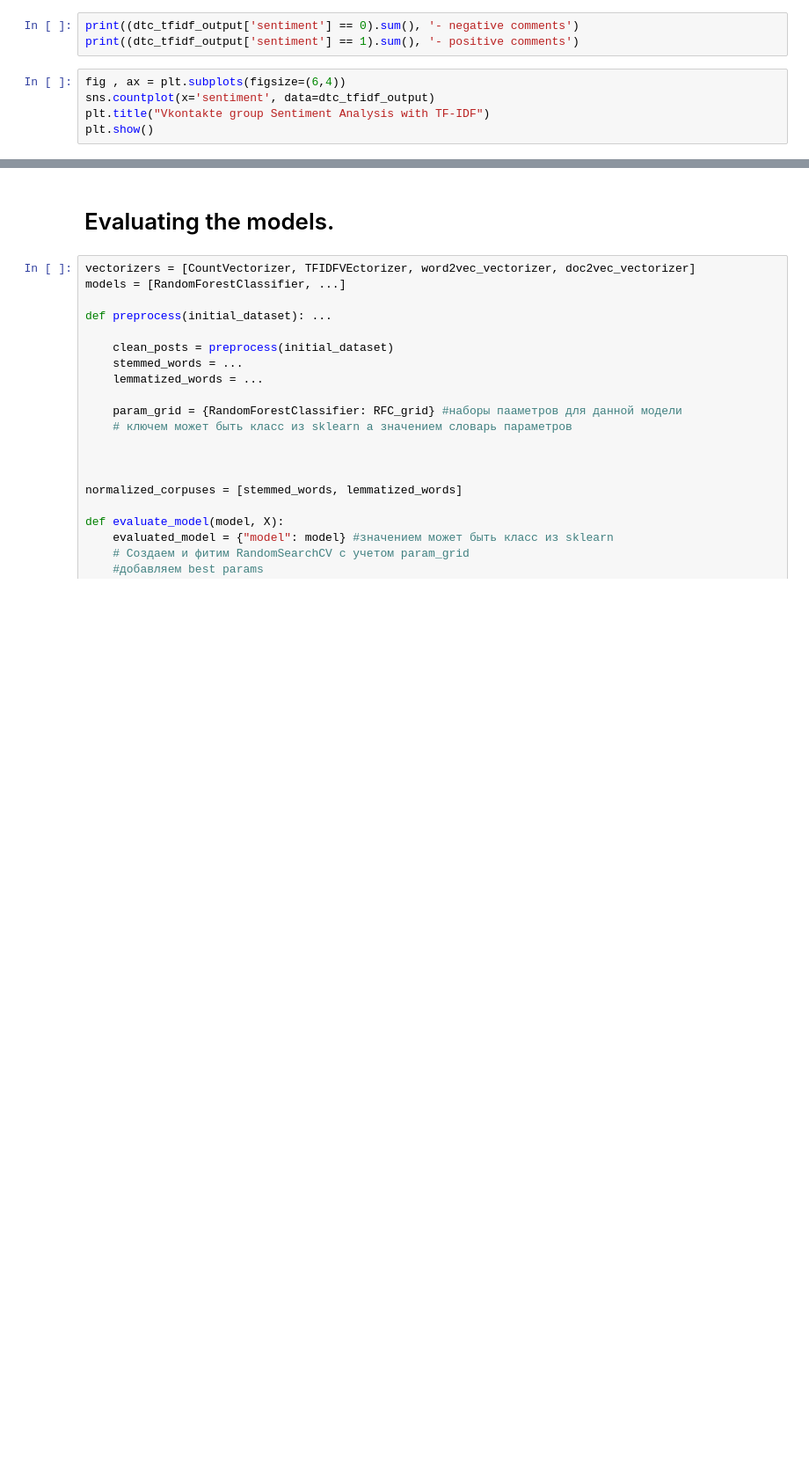
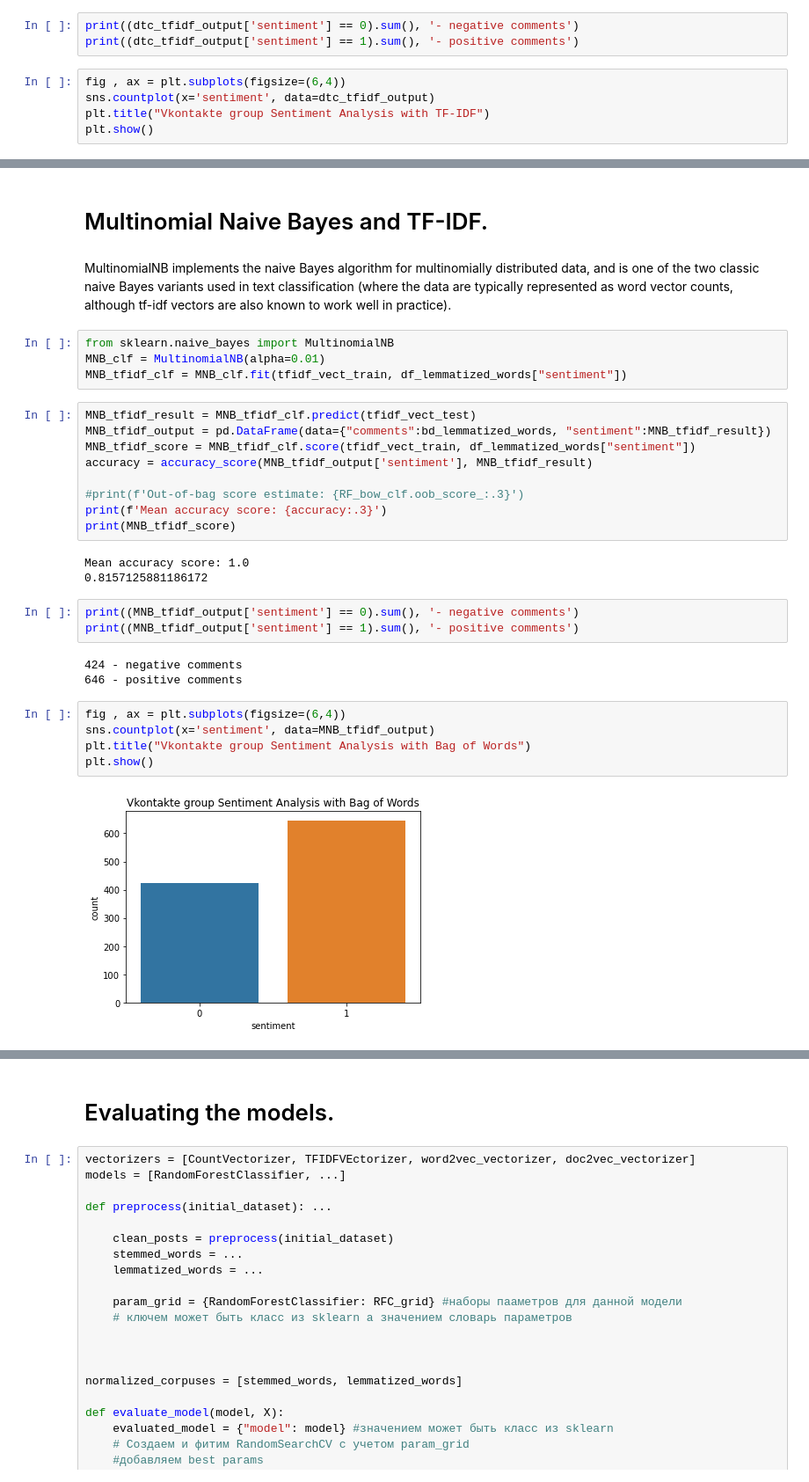
Before and after one commit to sh1n0b1n0m0n0/vk_parser, a Jupyter notebook: VK_Sentimental_Analysis.ipynb, the cells around one changed output, grey strips where cells are left out. Shown at 88% size. Drawn from its saved outputs; the diff is of its cells as text; blank space fills up the shorter version.

```diff
--- a/VK_Sentimental_Analysis.ipynb
+++ b/VK_Sentimental_Analysis.ipynb
@@ -1054,0 +1323,33 @@ plt.show()
+# %% [markdown]
+# Multinomial Naive Bayes and TF-IDF.
+# %% [markdown]
+MultinomialNB implements the naive Bayes algorithm for multinomially distributed data, and is one of the two classic naive Bayes variants used in text classification (where the data are typically represented as word vector counts, although tf-idf vectors are also known to work well in practice).
+# %%
+from sklearn.naive_bayes import MultinomialNB
+MNB_clf = MultinomialNB(alpha=0.01)
+MNB_tfidf_clf = MNB_clf.fit(tfidf_vect_train, df_lemmatized_words["sentiment"])
+# %%
+MNB_tfidf_result = MNB_tfidf_clf.predict(tfidf_vect_test)
+MNB_tfidf_output = pd.DataFrame(data={"comments":bd_lemmatized_words, "sentiment":MNB_tfidf_result})
+MNB_tfidf_score = MNB_tfidf_clf.score(tfidf_vect_train, df_lemmatized_words["sentiment"])
+accuracy = accuracy_score(MNB_tfidf_output['sentiment'], MNB_tfidf_result)
+
+#print(f'Out-of-bag score estimate: {RF_bow_clf.oob_score_:.3}')
+print(f'Mean accuracy score: {accuracy:.3}')
+print(MNB_tfidf_score)
+# %% [output]
+Mean accuracy score: 1.0
+0.8157125881186172
+# %%
+print((MNB_tfidf_output['sentiment'] == 0).sum(), '- negative comments')
+print((MNB_tfidf_output['sentiment'] == 1).sum(), '- positive comments')
+# %% [output]
+424 - negative comments
+646 - positive comments
+# %%
+fig , ax = plt.subplots(figsize=(6,4))
+sns.countplot(x='sentiment', data=MNB_tfidf_output)
+plt.title("Vkontakte group Sentiment Analysis with Bag of Words")
+plt.show()
+# %% [output]
+[figure, added]
```
Also changed, not shown: parts of 46 cells of this notebook, 5 other files.
